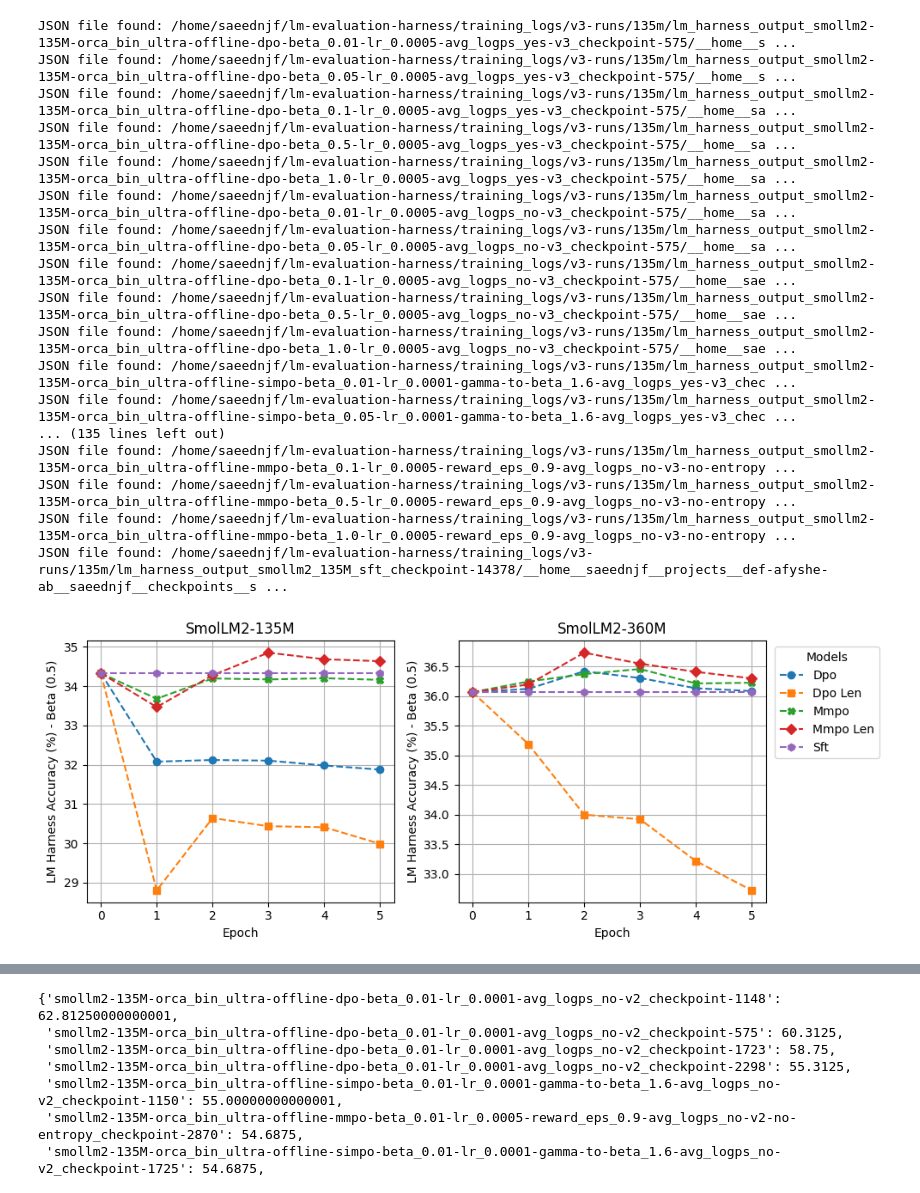
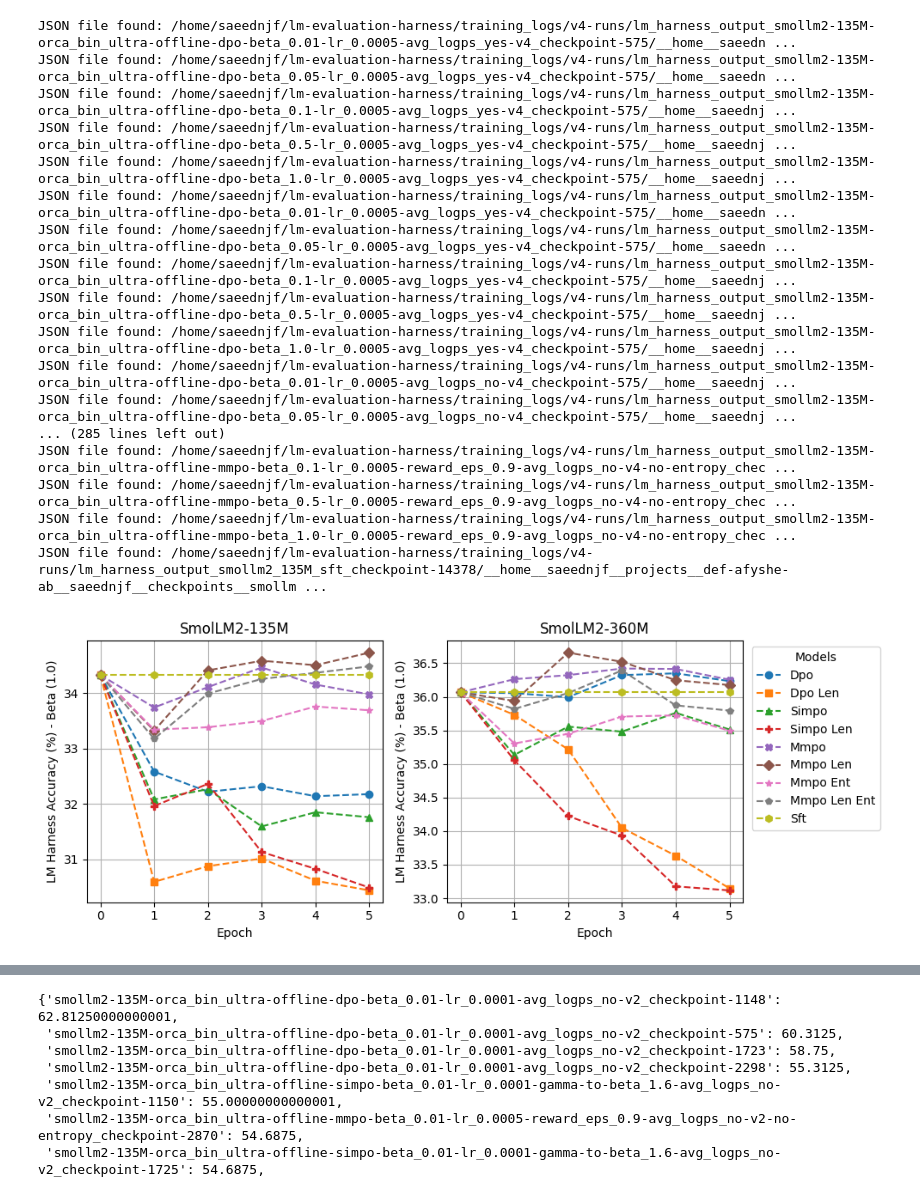
Before and after one commit to SaeedNajafi/alignment-handbook, a Jupyter notebook: lm-harness.ipynb, the cells around one changed output, grey strips where cells are left out. Drawn from its saved outputs; the diff is of its cells as text; code cells hidden in the pictures.

```diff
--- a/lm-harness.ipynb
+++ b/lm-harness.ipynb
@@ -36,10 +36,10 @@ def get_task_accuracies(data, tasks):
     return accuracies, 100 * sum(accuracies.values()) / len(accuracies.keys())
 # %%
 model_mappings_135m = {}
-epochs = [575, 1150, 1725, 2300, 2870]
+epochs = [575, 1150, 1725, 2300, 2875]
 obj_types = ['dpo', 'simpo', 'mmpo']
 len_norms = ['yes', 'no']
-entropies = ['no']
+entropies = ['yes', 'no']
 betas = [0.01, 0.05, 0.1, 0.5, 1.0]
 
 for epoch_idx, epoch_num in enumerate(epochs):
@@ -49,11 +49,11 @@ for epoch_idx, epoch_num in enumerate(epochs):
                 for beta in betas:
                     model_key = f"135m-{obj_type}-epoch_{epoch_idx+1}-length-norm_{len_norm}-beta_{beta}-entropy_{entp}"
                     if obj_type == "dpo":
-                        model_value = f"lm_harness_output_smollm2-135M-orca_bin_ultra-offline-dpo-beta_{beta}-lr_0.0005-avg_logps_{len_norm}-v3_checkpoint-{epoch_num}"
+                        model_value = f"lm_harness_output_smollm2-135M-orca_bin_ultra-offline-dpo-beta_{beta}-lr_0.0005-avg_logps_{len_norm}-v4_checkpoint-{epoch_num}"
                     elif obj_type == "simpo":
-                        model_value = f"lm_harness_output_smollm2-135M-orca_bin_ultra-offline-simpo-beta_{beta}-lr_0.0001-gamma-to-beta_1.6-avg_logps_{len_norm}-v3_checkpoint-{epoch_num}"
+                        model_value = f"lm_harness_output_smollm2-135M-orca_bin_ultra-offline-simpo-beta_{beta}-lr_0.0001-gamma-to-beta_1.6-avg_logps_{len_norm}-v4_checkpoint-{epoch_num}"
                     elif obj_type == "mmpo":
-                        model_value = f"lm_harness_output_smollm2-135M-orca_bin_ultra-offline-mmpo-beta_{beta}-lr_0.0005-reward_eps_0.9-avg_logps_{len_norm}-v3-{entp}-entropy_checkpoint-{epoch_num}"
+                        model_value = f"lm_harness_output_smollm2-135M-orca_bin_ultra-offline-mmpo-beta_{beta}-lr_0.0005-reward_eps_0.9-avg_logps_{len_norm}-v4-{entp}-entropy_checkpoint-{epoch_num}"
                     else:
                         raise Exception(f"not supported obj_type: {obj_type}")
                     model_mappings_135m[model_key] = model_value
@@ -61,10 +61,10 @@ for epoch_idx, epoch_num in enumerate(epochs):
 model_mappings_135m['135-sft']  = 'lm_harness_output_smollm2_135M_sft_checkpoint-14378'
 # %%
 model_mappings_360m = {}
-epochs = [575, 1150, 1725, 2300, 2870]
+epochs = [575, 1150, 1725, 2300, 2875]
 obj_types = ['dpo', 'simpo', 'mmpo']
 len_norms = ['yes', 'no']
-entropies = ['no']
+entropies = ['yes', 'no']
 betas = [0.01, 0.05, 0.1, 0.5, 1.0]
 
 for epoch_idx, epoch_num in enumerate(epochs):
@@ -74,11 +74,11 @@ for epoch_idx, epoch_num in enumerate(epochs):
                 for beta in betas:
                     model_key = f"360m-{obj_type}-epoch_{epoch_idx+1}-length-norm_{len_norm}-beta_{beta}-entropy_{entp}"
                     if obj_type == "dpo":
-                        model_value = f"lm_harness_output_smollm2-360M-orca_bin_ultra-offline-dpo-beta_{beta}-lr_0.00005-avg_logps_{len_norm}-v3_checkpoint-{epoch_num}"
+                        model_value = f"lm_harness_output_smollm2-360M-orca_bin_ultra-offline-dpo-beta_{beta}-lr_0.00005-avg_logps_{len_norm}-v4_checkpoint-{epoch_num}"
                     elif obj_type == "simpo":
-                        model_value = f"lm_harness_output_smollm2-360M-orca_bin_ultra-offline-simpo-beta_{beta}-lr_0.0001-gamma-to-beta_1.6-avg_logps_{len_norm}-v3_checkpoint-{epoch_num}"
+                        model_value = f"lm_harness_output_smollm2-360M-orca_bin_ultra-offline-simpo-beta_{beta}-lr_0.0001-gamma-to-beta_1.6-avg_logps_{len_norm}-v4_checkpoint-{epoch_num}"
                     elif obj_type == "mmpo":
-                        model_value = f"lm_harness_output_smollm2-360M-orca_bin_ultra-offline-mmpo-beta_{beta}-lr_0.0005-reward_eps_0.9-avg_logps_{len_norm}-v3-{entp}-entropy_checkpoint-{epoch_num}"
+                        model_value = f"lm_harness_output_smollm2-360M-orca_bin_ultra-offline-mmpo-beta_{beta}-lr_0.0005-reward_eps_0.9-avg_logps_{len_norm}-v4-{entp}-entropy_checkpoint-{epoch_num}"
                     else:
                         raise Exception(f"not supported obj_type: {obj_type}")
                     model_mappings_360m[model_key] = model_value
@@ -135,23 +135,23 @@ for model_id, model_file in model_mappings_135m.items():
     accuracies, avg = get_task_accuracies(data, tasks)
     model_lm_harness_avg_scores_135m[model_id] = avg
 # %% [output]
-JSON file found: /home/saeednjf/lm-evaluation-harness/training_logs/v3-runs/135m/lm_harness_output_smollm2-135M-orca_bin_ultra-offline-dpo-beta_0.01-lr_0.0005-avg_logps_yes-v3_checkpoint-575/__home__s ...
-JSON file found: /home/saeednjf/lm-evaluation-harness/training_logs/v3-runs/135m/lm_harness_output_smollm2-135M-orca_bin_ultra-offline-dpo-beta_0.05-lr_0.0005-avg_logps_yes-v3_checkpoint-575/__home__s ...
-JSON file found: /home/saeednjf/lm-evaluation-harness/training_logs/v3-runs/135m/lm_harness_output_smollm2-135M-orca_bin_ultra-offline-dpo-beta_0.1-lr_0.0005-avg_logps_yes-v3_checkpoint-575/__home__sa ...
-JSON file found: /home/saeednjf/lm-evaluation-harness/training_logs/v3-runs/135m/lm_harness_output_smollm2-135M-orca_bin_ultra-offline-dpo-beta_0.5-lr_0.0005-avg_logps_yes-v3_checkpoint-575/__home__sa ...
-JSON file found: /home/saeednjf/lm-evaluation-harness/training_logs/v3-runs/135m/lm_harness_output_smollm2-135M-orca_bin_ultra-offline-dpo-beta_1.0-lr_0.0005-avg_logps_yes-v3_checkpoint-575/__home__sa ...
-JSON file found: /home/saeednjf/lm-evaluation-harness/training_logs/v3-runs/135m/lm_harness_output_smollm2-135M-orca_bin_ultra-offline-dpo-beta_0.01-lr_0.0005-avg_logps_no-v3_checkpoint-575/__home__sa ...
-JSON file found: /home/saeednjf/lm-evaluation-harness/training_logs/v3-runs/135m/lm_harness_output_smollm2-135M-orca_bin_ultra-offline-dpo-beta_0.05-lr_0.0005-avg_logps_no-v3_checkpoint-575/__home__sa ...
-JSON file found: /home/saeednjf/lm-evaluation-harness/training_logs/v3-runs/135m/lm_harness_output_smollm2-135M-orca_bin_ultra-offline-dpo-beta_0.1-lr_0.0005-avg_logps_no-v3_checkpoint-575/__home__sae ...
-JSON file found: /home/saeednjf/lm-evaluation-harness/training_logs/v3-runs/135m/lm_harness_output_smollm2-135M-orca_bin_ultra-offline-dpo-beta_0.5-lr_0.0005-avg_logps_no-v3_checkpoint-575/__home__sae ...
-JSON file found: /home/saeednjf/lm-evaluation-harness/training_logs/v3-runs/135m/lm_harness_output_smollm2-135M-orca_bin_ultra-offline-dpo-beta_1.0-lr_0.0005-avg_logps_no-v3_checkpoint-575/__home__sae ...
-JSON file found: /home/saeednjf/lm-evaluation-harness/training_logs/v3-runs/135m/lm_harness_output_smollm2-135M-orca_bin_ultra-offline-simpo-beta_0.01-lr_0.0001-gamma-to-beta_1.6-avg_logps_yes-v3_chec ...
-JSON file found: /home/saeednjf/lm-evaluation-harness/training_logs/v3-runs/135m/lm_harness_output_smollm2-135M-orca_bin_ultra-offline-simpo-beta_0.05-lr_0.0001-gamma-to-beta_1.6-avg_logps_yes-v3_chec ...
-... (135 lines left out)
-JSON file found: /home/saeednjf/lm-evaluation-harness/training_logs/v3-runs/135m/lm_harness_output_smollm2-135M-orca_bin_ultra-offline-mmpo-beta_0.1-lr_0.0005-reward_eps_0.9-avg_logps_no-v3-no-entropy ...
-JSON file found: /home/saeednjf/lm-evaluation-harness/training_logs/v3-runs/135m/lm_harness_output_smollm2-135M-orca_bin_ultra-offline-mmpo-beta_0.5-lr_0.0005-reward_eps_0.9-avg_logps_no-v3-no-entropy ...
-JSON file found: /home/saeednjf/lm-evaluation-harness/training_logs/v3-runs/135m/lm_harness_output_smollm2-135M-orca_bin_ultra-offline-mmpo-beta_1.0-lr_0.0005-reward_eps_0.9-avg_logps_no-v3-no-entropy ...
-JSON file found: /home/saeednjf/lm-evaluation-harness/training_logs/v3-runs/135m/lm_harness_output_smollm2_135M_sft_checkpoint-14378/__home__saeednjf__projects__def-afyshe-ab__saeednjf__checkpoints__s ...
+JSON file found: /home/saeednjf/lm-evaluation-harness/training_logs/v4-runs/lm_harness_output_smollm2-135M-orca_bin_ultra-offline-dpo-beta_0.01-lr_0.0005-avg_logps_yes-v4_checkpoint-575/__home__saeedn ...
+JSON file found: /home/saeednjf/lm-evaluation-harness/training_logs/v4-runs/lm_harness_output_smollm2-135M-orca_bin_ultra-offline-dpo-beta_0.05-lr_0.0005-avg_logps_yes-v4_checkpoint-575/__home__saeedn ...
+JSON file found: /home/saeednjf/lm-evaluation-harness/training_logs/v4-runs/lm_harness_output_smollm2-135M-orca_bin_ultra-offline-dpo-beta_0.1-lr_0.0005-avg_logps_yes-v4_checkpoint-575/__home__saeednj ...
+JSON file found: /home/saeednjf/lm-evaluation-harness/training_logs/v4-runs/lm_harness_output_smollm2-135M-orca_bin_ultra-offline-dpo-beta_0.5-lr_0.0005-avg_logps_yes-v4_checkpoint-575/__home__saeednj ...
+JSON file found: /home/saeednjf/lm-evaluation-harness/training_logs/v4-runs/lm_harness_output_smollm2-135M-orca_bin_ultra-offline-dpo-beta_1.0-lr_0.0005-avg_logps_yes-v4_checkpoint-575/__home__saeednj ...
+JSON file found: /home/saeednjf/lm-evaluation-harness/training_logs/v4-runs/lm_harness_output_smollm2-135M-orca_bin_ultra-offline-dpo-beta_0.01-lr_0.0005-avg_logps_yes-v4_checkpoint-575/__home__saeedn ...
+JSON file found: /home/saeednjf/lm-evaluation-harness/training_logs/v4-runs/lm_harness_output_smollm2-135M-orca_bin_ultra-offline-dpo-beta_0.05-lr_0.0005-avg_logps_yes-v4_checkpoint-575/__home__saeedn ...
+JSON file found: /home/saeednjf/lm-evaluation-harness/training_logs/v4-runs/lm_harness_output_smollm2-135M-orca_bin_ultra-offline-dpo-beta_0.1-lr_0.0005-avg_logps_yes-v4_checkpoint-575/__home__saeednj ...
+JSON file found: /home/saeednjf/lm-evaluation-harness/training_logs/v4-runs/lm_harness_output_smollm2-135M-orca_bin_ultra-offline-dpo-beta_0.5-lr_0.0005-avg_logps_yes-v4_checkpoint-575/__home__saeednj ...
+JSON file found: /home/saeednjf/lm-evaluation-harness/training_logs/v4-runs/lm_harness_output_smollm2-135M-orca_bin_ultra-offline-dpo-beta_1.0-lr_0.0005-avg_logps_yes-v4_checkpoint-575/__home__saeednj ...
+JSON file found: /home/saeednjf/lm-evaluation-harness/training_logs/v4-runs/lm_harness_output_smollm2-135M-orca_bin_ultra-offline-dpo-beta_0.01-lr_0.0005-avg_logps_no-v4_checkpoint-575/__home__saeednj ...
+JSON file found: /home/saeednjf/lm-evaluation-harness/training_logs/v4-runs/lm_harness_output_smollm2-135M-orca_bin_ultra-offline-dpo-beta_0.05-lr_0.0005-avg_logps_no-v4_checkpoint-575/__home__saeednj ...
+... (285 lines left out)
+JSON file found: /home/saeednjf/lm-evaluation-harness/training_logs/v4-runs/lm_harness_output_smollm2-135M-orca_bin_ultra-offline-mmpo-beta_0.1-lr_0.0005-reward_eps_0.9-avg_logps_no-v4-no-entropy_chec ...
+JSON file found: /home/saeednjf/lm-evaluation-harness/training_logs/v4-runs/lm_harness_output_smollm2-135M-orca_bin_ultra-offline-mmpo-beta_0.5-lr_0.0005-reward_eps_0.9-avg_logps_no-v4-no-entropy_chec ...
+JSON file found: /home/saeednjf/lm-evaluation-harness/training_logs/v4-runs/lm_harness_output_smollm2-135M-orca_bin_ultra-offline-mmpo-beta_1.0-lr_0.0005-reward_eps_0.9-avg_logps_no-v4-no-entropy_chec ...
+JSON file found: /home/saeednjf/lm-evaluation-harness/training_logs/v4-runs/lm_harness_output_smollm2_135M_sft_checkpoint-14378/__home__saeednjf__projects__def-afyshe-ab__saeednjf__checkpoints__smollm ...
 # %%
 def model_vars(model_str):
     if model_str == "dpo":
@@ -166,16 +166,22 @@ def model_vars(model_str):
         return ("mmpo", "no", "no")
     elif model_str == "mmpo-len":
         return ("mmpo", "yes", "no")
+    elif model_str == "mmpo-ent":
+        return ("mmpo", "no", "yes")
+    elif model_str == "mmpo-len-ent":
+        return ("mmpo", "yes", "yes")
 
 def plot_diagram(beta):
     # Model names and markers
     models = {
         "dpo": "o",           # Circle
         "dpo-len": "s",       # Square
-        # "simpo": "^",         # Triangle Up
-        # "simpo-len": "P",     # Plus (filled)
+        "simpo": "^",         # Triangle Up
+        "simpo-len": "P",     # Plus (filled)
         "mmpo": "X",          # Cross (filled)
         "mmpo-len": "D",      # Diamond
+        "mmpo-ent": "*",      # Star
+        "mmpo-len-ent": "p",  # Pentagon
         "sft": "h"            # Hexagon
     }
 
@@ -237,10 +243,10 @@ def plot_diagram(beta):
     plt.legend(title='Models', bbox_to_anchor=(1.01, 1))
     plt.tight_layout()
     # Show the plot
-    plt.savefig(f"sft-360-135-harness-results_beta-{beta}.png", dpi=300)
+    plt.savefig(f"smollm-360-135-harness-results_beta-{beta}.png", dpi=300)
     plt.show()
 # %%
-plot_diagram(0.5)
+plot_diagram(1.0)
 # %% [output]
-[figure, old version]
+[figure, new version]
 # %%
```
Also changed, not shown: parts of 12 cells of this notebook, 5 other files.
